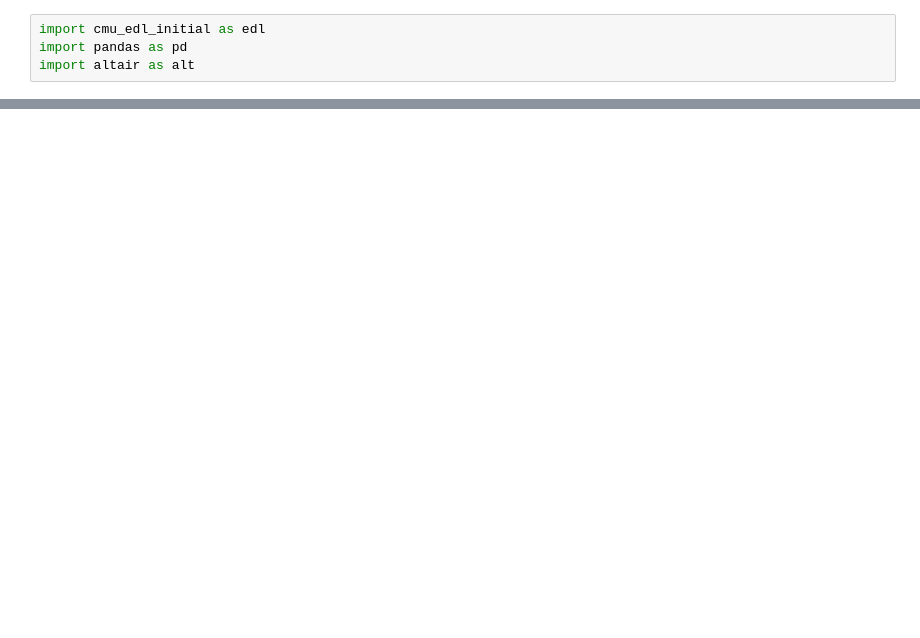
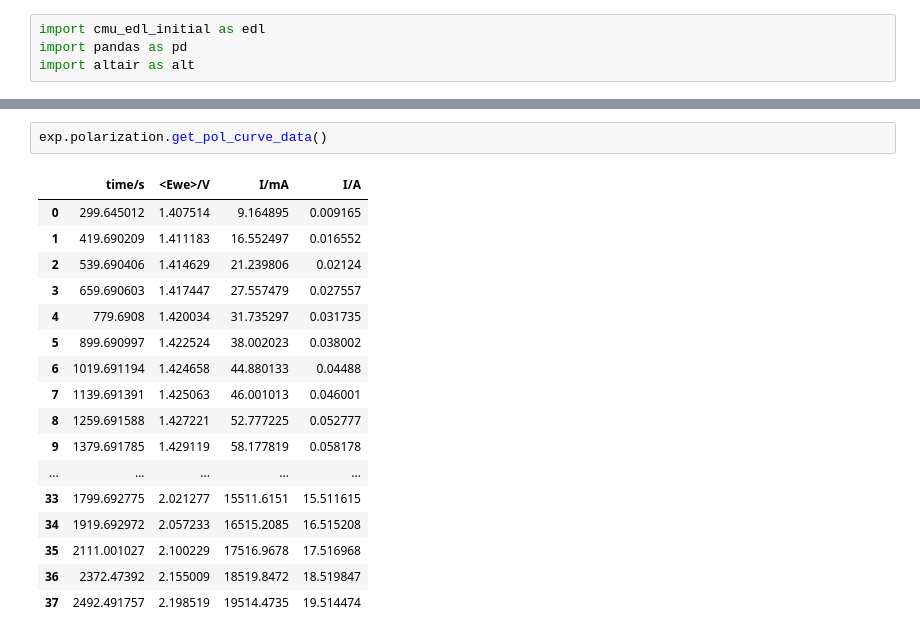
Before and after one commit to karaferner/cmu-edl, a Jupyter notebook: test.ipynb, the cells around one changed output, grey strips where cells are left out. Cells and saved outputs as stored; diff of their text form; blank space fills up the shorter version.

```diff
--- a/test.ipynb
+++ b/test.ipynb
@@ -54,0 +52,20 @@ alt.Chart(r).mark_point().encode(
+# %%
+exp.polarization.get_pol_curve_data()
+# %% [output]
+|  | time/s | <Ewe>/V | I/mA | I/A |
+| 0 | 299.645012 | 1.407514 | 9.164895 | 0.009165 |
+| 1 | 419.690209 | 1.411183 | 16.552497 | 0.016552 |
+| 2 | 539.690406 | 1.414629 | 21.239806 | 0.02124 |
+| 3 | 659.690603 | 1.417447 | 27.557479 | 0.027557 |
+| 4 | 779.6908 | 1.420034 | 31.735297 | 0.031735 |
+| 5 | 899.690997 | 1.422524 | 38.002023 | 0.038002 |
+| 6 | 1019.691194 | 1.424658 | 44.880133 | 0.04488 |
+| 7 | 1139.691391 | 1.425063 | 46.001013 | 0.046001 |
+| 8 | 1259.691588 | 1.427221 | 52.777225 | 0.052777 |
+| 9 | 1379.691785 | 1.429119 | 58.177819 | 0.058178 |
+| ... | ... | ... | ... | ... |
+| 33 | 1799.692775 | 2.021277 | 15511.6151 | 15.511615 |
+| 34 | 1919.692972 | 2.057233 | 16515.2085 | 16.515208 |
+| 35 | 2111.001027 | 2.100229 | 17516.9678 | 17.516968 |
+| 36 | 2372.47392 | 2.155009 | 18519.8472 | 18.519847 |
+| 37 | 2492.491757 | 2.198519 | 19514.4735 | 19.514474 |
```
Also changed, not shown: parts of 11 cells of this notebook, 2 other files.
